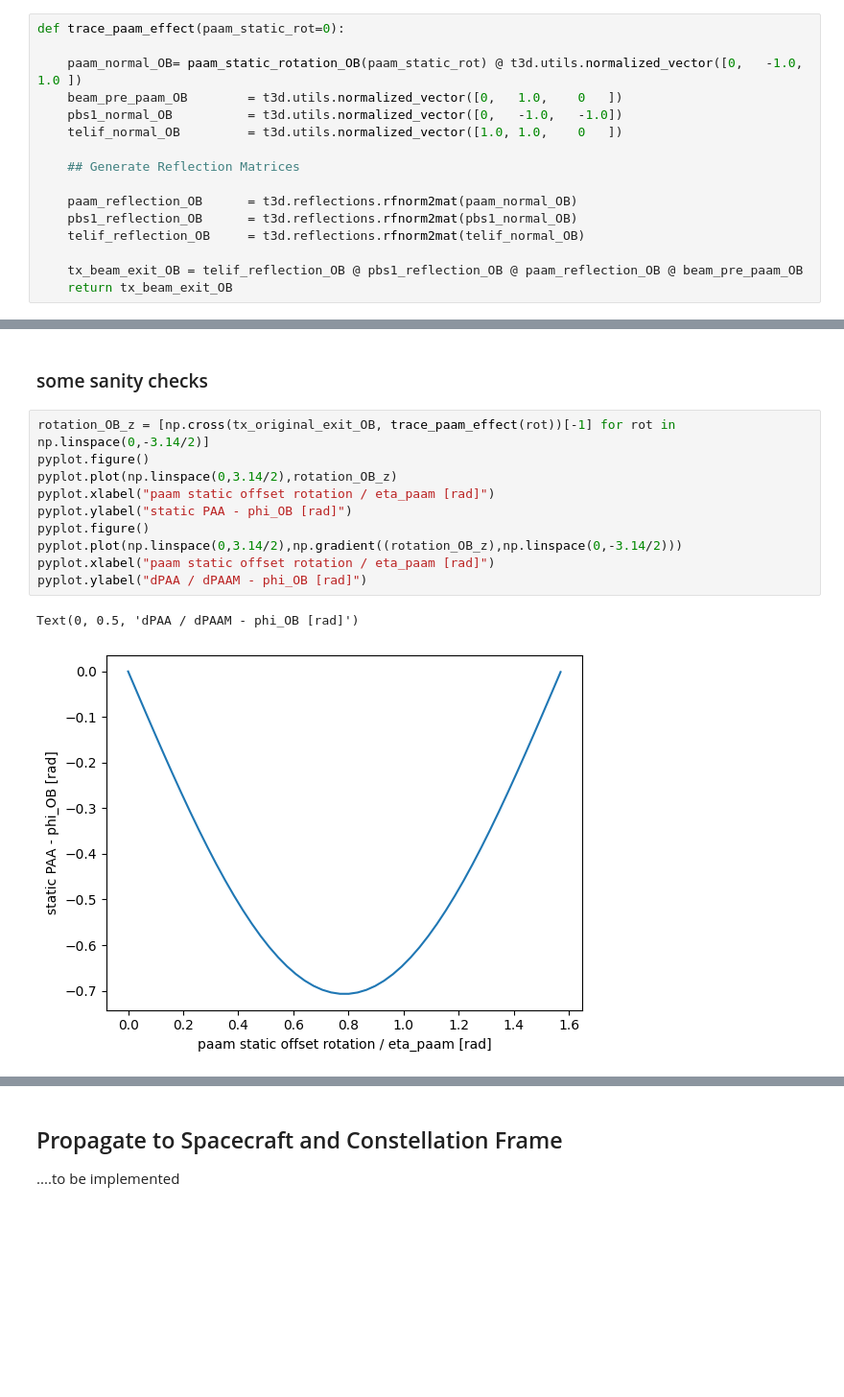
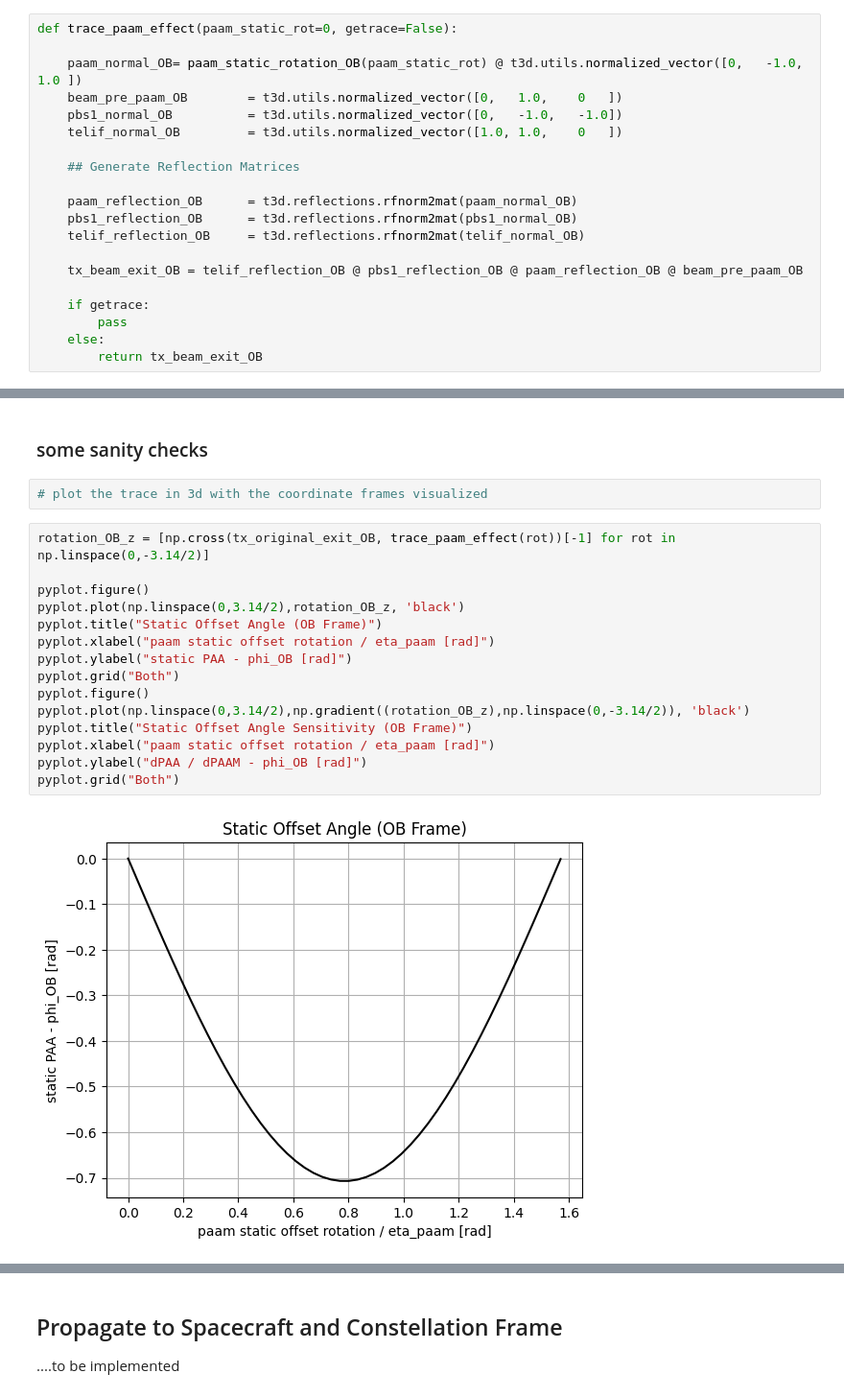
Before and after one commit to eliasbreunig/PAA_analysis, a Jupyter notebook: paa_angles.ipynb, the cells around one changed output, grey strips where cells are left out. Shown at 96% size. Saved outputs shown, nothing was run; the diff lists cells and outputs as text; blank space fills up the shorter version.

```diff
--- a/paa_angles.ipynb
+++ b/paa_angles.ipynb
@@ -19,7 +32,7 @@ paam_static_rotation_OB =  lambda rot: t3d.axangles.axangle2mat([0,-1,-1], rot,
 # %% [markdown]
 ## Trace inside OB Frame
 # %%
-def trace_paam_effect(paam_static_rot=0):
+def trace_paam_effect(paam_static_rot=0, getrace=False):
 
     paam_normal_OB= paam_static_rotation_OB(paam_static_rot) @ t3d.utils.normalized_vector([0,   -1.0,   1.0 ])
     beam_pre_paam_OB        = t3d.utils.normalized_vector([0,   1.0,    0   ])
@@ -33,6 +46,10 @@ def trace_paam_effect(paam_static_rot=0):
     telif_reflection_OB     = t3d.reflections.rfnorm2mat(telif_normal_OB)
 
     tx_beam_exit_OB = telif_reflection_OB @ pbs1_reflection_OB @ paam_reflection_OB @ beam_pre_paam_OB
-    return tx_beam_exit_OB
+
+    if getrace:
+        pass
+    else:
+        return tx_beam_exit_OB
 # %%
 tx_original_exit_OB = trace_paam_effect()
@@ -55,15 +80,21 @@ The static offset pointing is compliant
 # %% [markdown]
 ### some sanity checks
+# %%
+# plot the trace in 3d with the coordinate frames visualized
 # %%
 rotation_OB_z = [np.cross(tx_original_exit_OB, trace_paam_effect(rot))[-1] for rot in np.linspace(0,-3.14/2)]
+
 pyplot.figure()
-pyplot.plot(np.linspace(0,3.14/2),rotation_OB_z)
+pyplot.plot(np.linspace(0,3.14/2),rotation_OB_z, 'black')
+pyplot.title("Static Offset Angle (OB Frame)")
 pyplot.xlabel("paam static offset rotation / eta_paam [rad]")
 pyplot.ylabel("static PAA - phi_OB [rad]")
+pyplot.grid("Both")
 pyplot.figure()
-pyplot.plot(np.linspace(0,3.14/2),np.gradient((rotation_OB_z),np.linspace(0,-3.14/2)))
+pyplot.plot(np.linspace(0,3.14/2),np.gradient((rotation_OB_z),np.linspace(0,-3.14/2)), 'black')
+pyplot.title("Static Offset Angle Sensitivity (OB Frame)")
 pyplot.xlabel("paam static offset rotation / eta_paam [rad]")
 pyplot.ylabel("dPAA / dPAAM - phi_OB [rad]")
+pyplot.grid("Both")
 # %% [output]
-Text(0, 0.5, 'dPAA / dPAAM - phi_OB [rad]')
-[figure, old version]
+[figure, new version]
```
Also changed, not shown: parts of 8 cells of this notebook, 1 other file.
